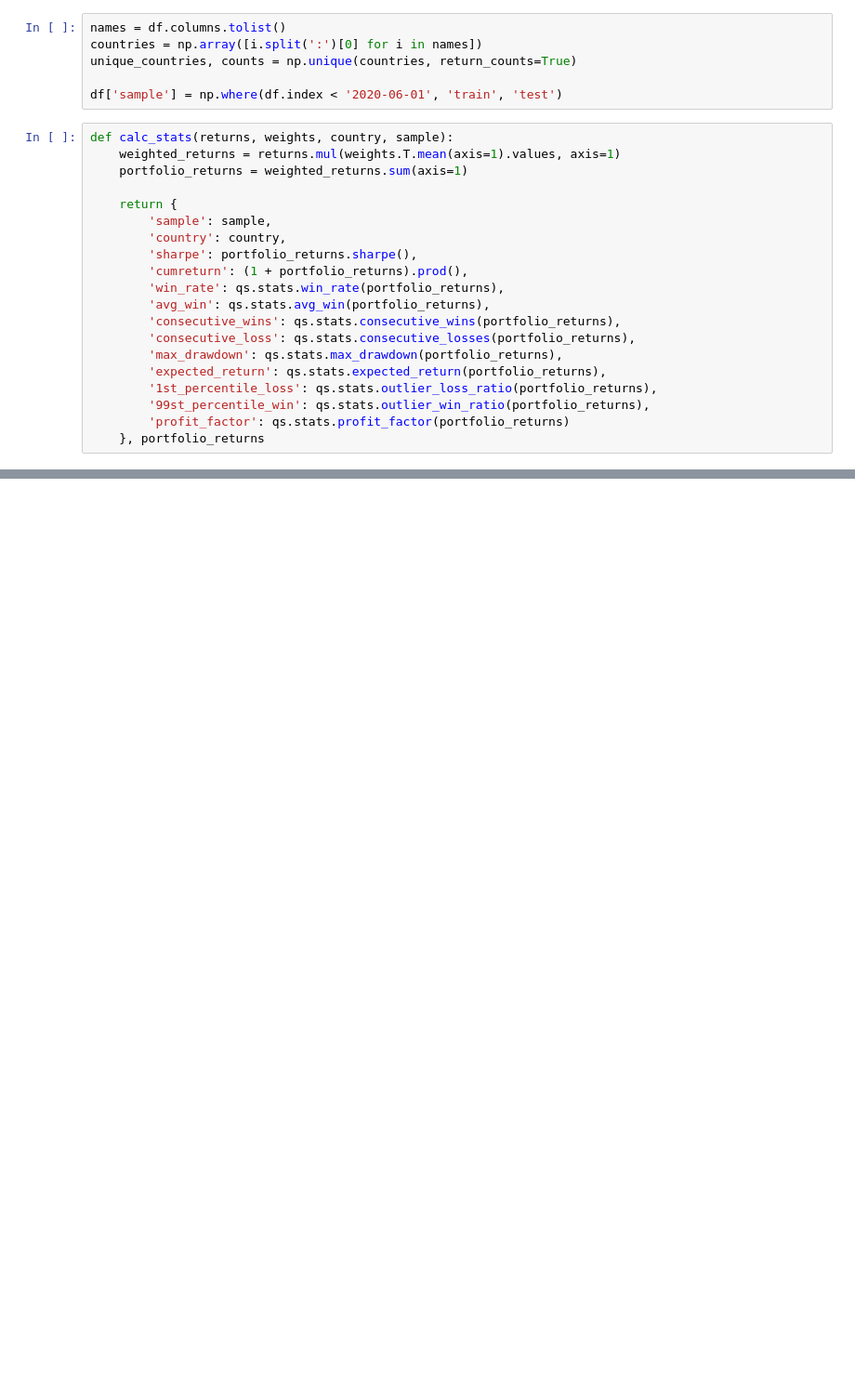
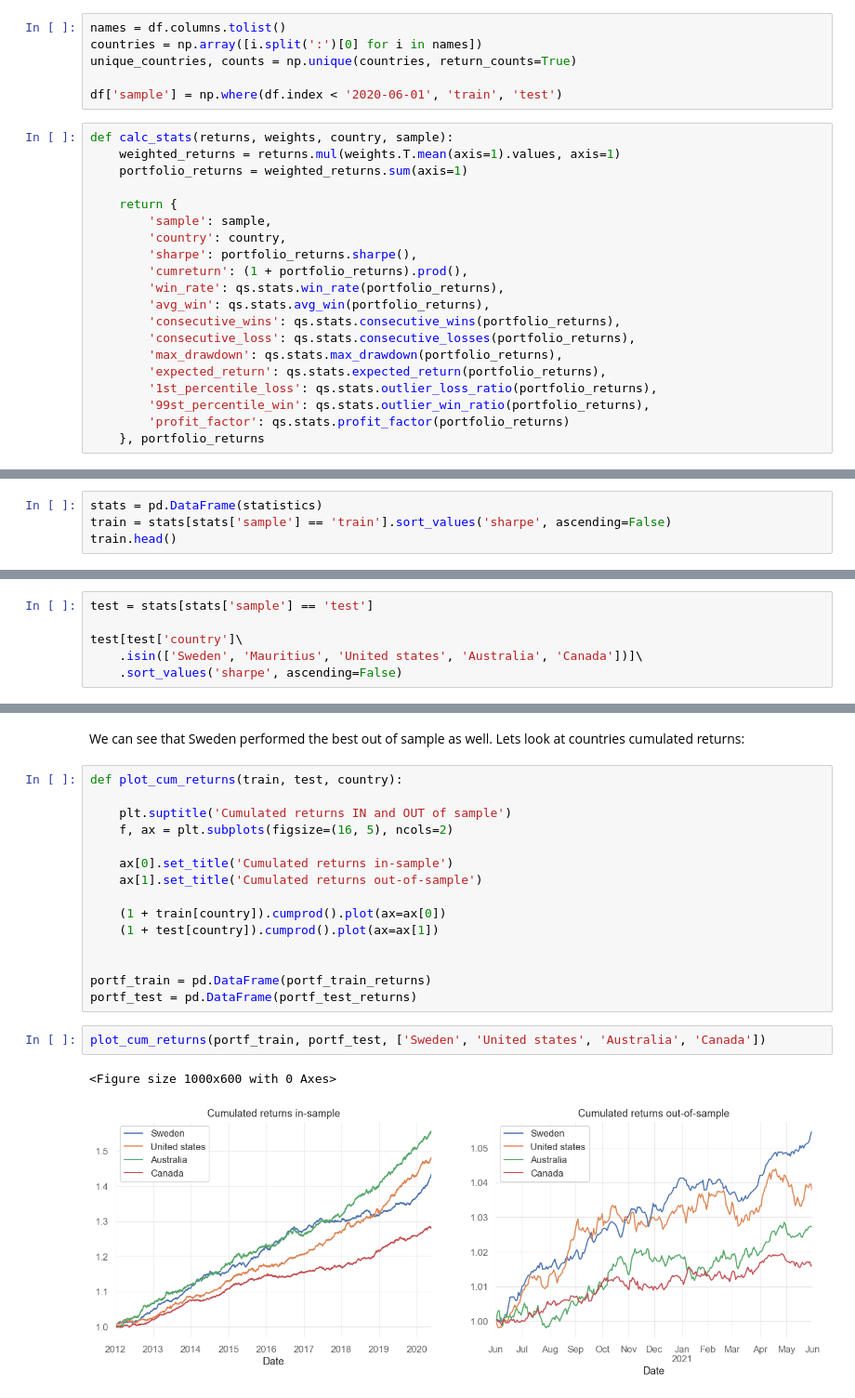
Before and after one commit to danyanyam/robustcov, a Jupyter notebook: notebooks/portfolio_analysis.ipynb, the cells around one changed output, grey strips where cells are left out. Shown at 93% size. Cells and saved outputs as stored; diff of their text form; blank space fills up the shorter version.

```diff
--- a/notebooks/portfolio_analysis.ipynb
+++ b/notebooks/portfolio_analysis.ipynb
@@ -132,0 +145,4 @@ Ukraine skipped
+# %%
+stats = pd.DataFrame(statistics)
+train = stats[stats['sample'] == 'train'].sort_values('sharpe', ascending=False)
+train.head()
@@ -132,0 +161,6 @@ Ukraine skipped
+# %%
+test = stats[stats['sample'] == 'test']
+
+test[test['country']\
+    .isin(['Sweden', 'Mauritius', 'United states', 'Australia', 'Canada'])]\
+    .sort_values('sharpe', ascending=False)
@@ -132,0 +174,23 @@ Ukraine skipped
+# %% [markdown]
+We can see that Sweden performed the best out of sample as well. Lets look at
+countries cumulated returns:
+# %%
+def plot_cum_returns(train, test, country):
+
+    plt.suptitle('Cumulated returns IN and OUT of sample')
+    f, ax = plt.subplots(figsize=(16, 5), ncols=2)
+
+    ax[0].set_title('Cumulated returns in-sample')
+    ax[1].set_title('Cumulated returns out-of-sample')
+
+    (1 + train[country]).cumprod().plot(ax=ax[0])
+    (1 + test[country]).cumprod().plot(ax=ax[1])
+
+
+portf_train = pd.DataFrame(portf_train_returns)
+portf_test = pd.DataFrame(portf_test_returns)
+# %%
+plot_cum_returns(portf_train, portf_test, ['Sweden', 'United states', 'Australia', 'Canada'])
+# %% [output]
+<Figure size 1000x600 with 0 Axes>
+[figure, added]
```
Also changed, not shown: parts of 16 cells of this notebook, 3 other files.
